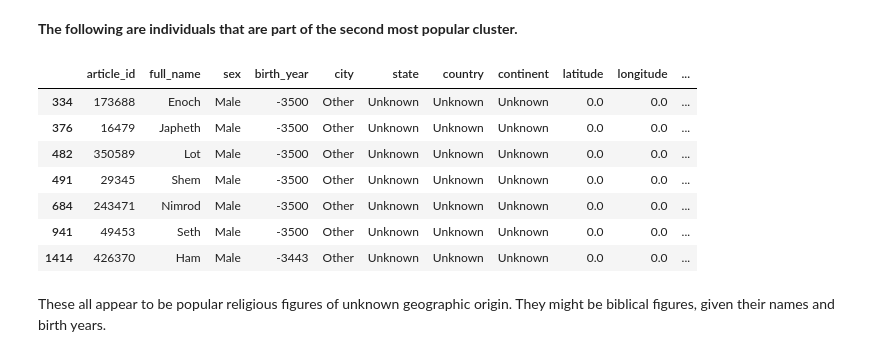
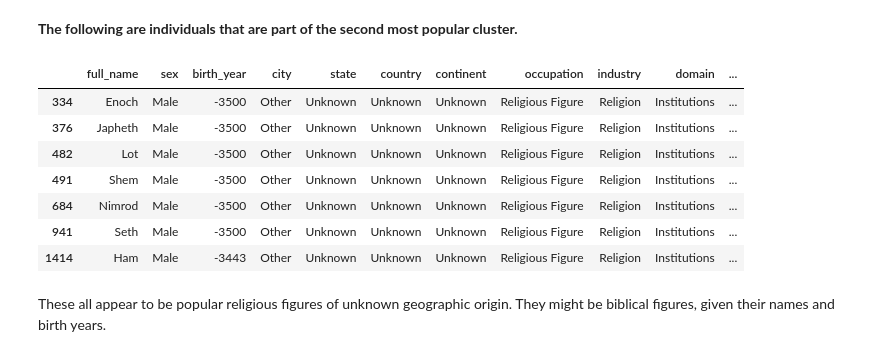
Before and after one commit to tbahng/ist652-final_project, a Jupyter notebook: Final_Project_Report.ipynb, the cells around one changed output. Cells and saved outputs as stored; diff of their text form; code cells hidden in the pictures.

```diff
--- a/Final_Project_Report.ipynb
+++ b/Final_Project_Report.ipynb
@@ -728,0 +723,4 @@ dfEval.loc[labels == 0,]
+# %%
+exclCols = ['article_id','latitude','longitude'] # columns to exclude in print
+keepCols = [col for col in dfEval.columns if col not in exclCols]
+dfEval[keepCols].loc[labels == 0,]
@@ -731,16 +736,16 @@ These all appear to be french writers born in the 1800s.
 # %% [markdown]
 **The following are individuals that are part of the second most popular cluster.**
 # %%
-dfEval.loc[labels == 2,]
+dfEval[keepCols].loc[labels == 2,]
 # %% [output]
-|  | article_id | full_name | sex | birth_year | city | state | country | continent | latitude | longitude | ... |
-| 334 | 173688 | Enoch | Male | -3500 | Other | Unknown | Unknown | Unknown | 0.0 | 0.0 | ... |
-| 376 | 16479 | Japheth | Male | -3500 | Other | Unknown | Unknown | Unknown | 0.0 | 0.0 | ... |
-| 482 | 350589 | Lot | Male | -3500 | Other | Unknown | Unknown | Unknown | 0.0 | 0.0 | ... |
-| 491 | 29345 | Shem | Male | -3500 | Other | Unknown | Unknown | Unknown | 0.0 | 0.0 | ... |
-| 684 | 243471 | Nimrod | Male | -3500 | Other | Unknown | Unknown | Unknown | 0.0 | 0.0 | ... |
-| 941 | 49453 | Seth | Male | -3500 | Other | Unknown | Unknown | Unknown | 0.0 | 0.0 | ... |
-| 1414 | 426370 | Ham | Male | -3443 | Other | Unknown | Unknown | Unknown | 0.0 | 0.0 | ... |
+|  | full_name | sex | birth_year | city | state | country | continent | occupation | industry | domain | ... |
+| 334 | Enoch | Male | -3500 | Other | Unknown | Unknown | Unknown | Religious Figure | Religion | Institutions | ... |
+| 376 | Japheth | Male | -3500 | Other | Unknown | Unknown | Unknown | Religious Figure | Religion | Institutions | ... |
+| 482 | Lot | Male | -3500 | Other | Unknown | Unknown | Unknown | Religious Figure | Religion | Institutions | ... |
+| 491 | Shem | Male | -3500 | Other | Unknown | Unknown | Unknown | Religious Figure | Religion | Institutions | ... |
+| 684 | Nimrod | Male | -3500 | Other | Unknown | Unknown | Unknown | Religious Figure | Religion | Institutions | ... |
+| 941 | Seth | Male | -3500 | Other | Unknown | Unknown | Unknown | Religious Figure | Religion | Institutions | ... |
+| 1414 | Ham | Male | -3443 | Other | Unknown | Unknown | Unknown | Religious Figure | Religion | Institutions | ... |
 # %% [markdown]
 These all appear to be popular religious figures of unknown geographic origin. They might be biblical figures, given their names and birth years.
 # %% [markdown]
```
Also changed, not shown: parts of 7 cells of this notebook.
